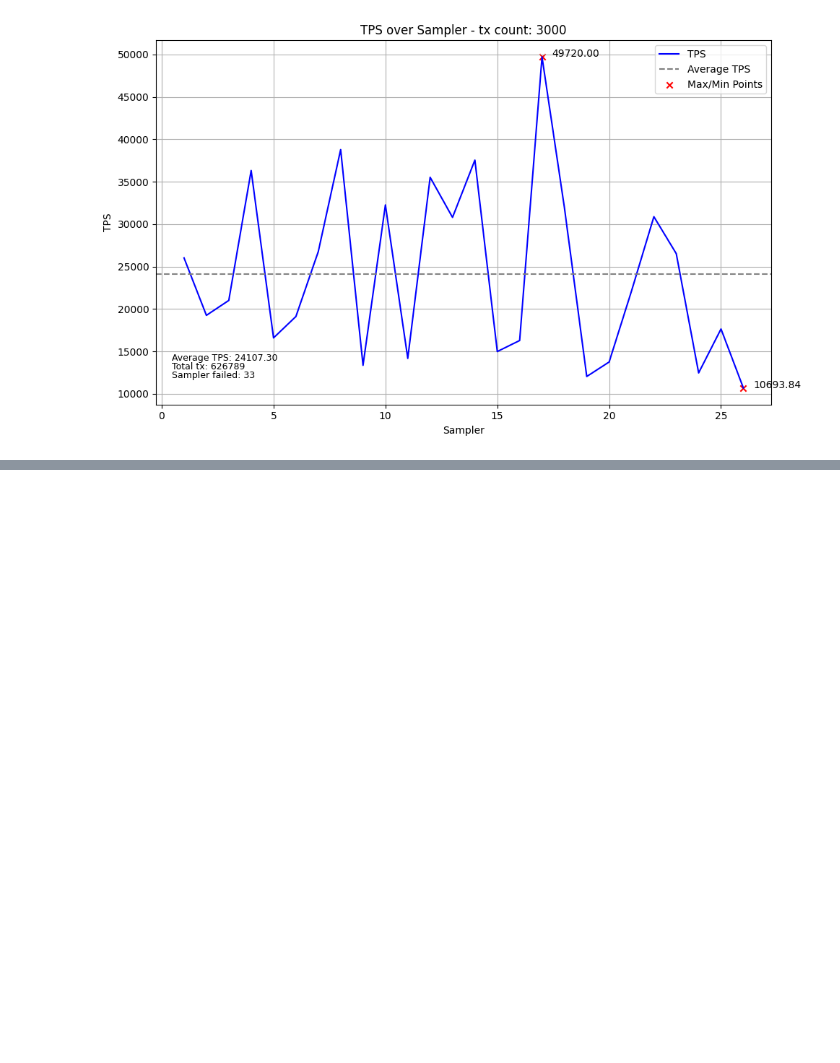
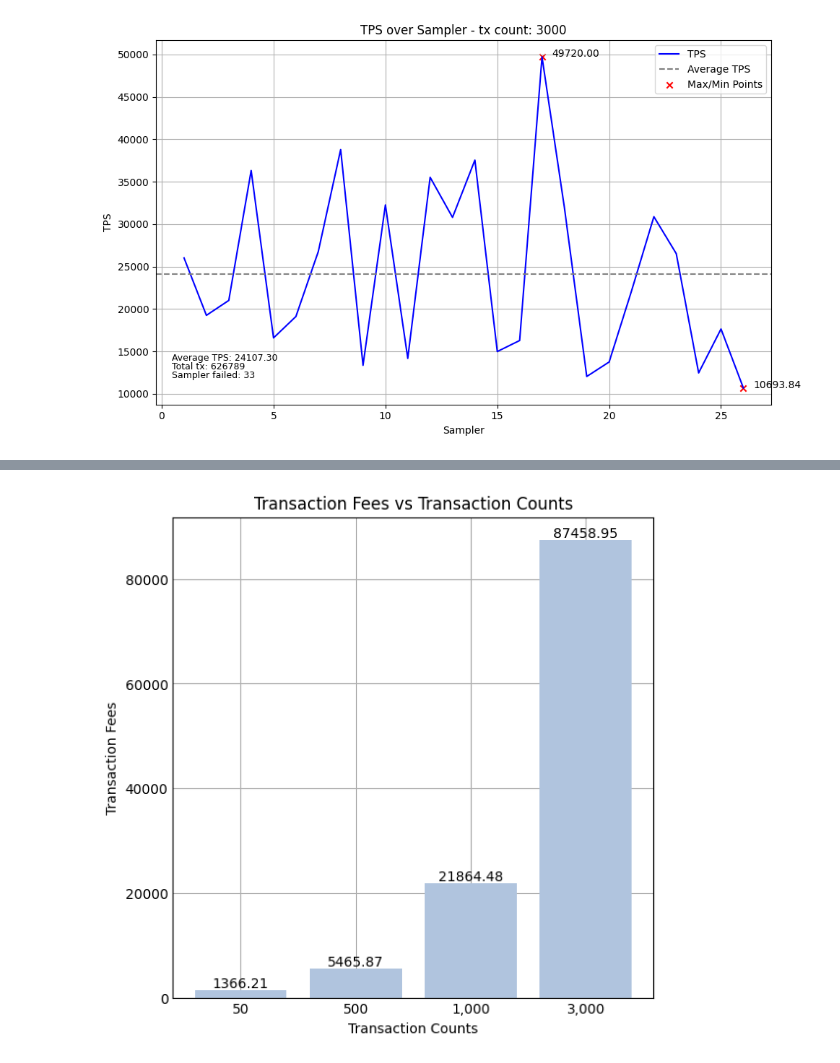
Before and after one commit to everything-is-me/BSM-6G-Test, a Jupyter notebook: backend/Scalability/get_tps.ipynb, the cells around one changed output, grey strips where cells are left out. Cells and saved outputs as stored; diff of their text form; code cells hidden in the pictures; blank space fills up the shorter version.

```diff
--- a/backend/Scalability/get_tps.ipynb
+++ b/backend/Scalability/get_tps.ipynb
@@ -244,0 +217,28 @@ Name: tps, dtype: float64
+# %%
+import matplotlib.pyplot as plt
+
+# Given data
+tx_labels = ["50", "500", "1,000", "3,000"]
+transaction_fees = [1366.21, 5465.87, 21864.48, 87458.95]
+
+# Create a bar plot
+plt.figure(figsize=(5, 5))
+bars = plt.bar(tx_labels, transaction_fees, color='lightsteelblue')
+
+# Add labels and title
+plt.xlabel("Transaction Counts")
+plt.ylabel("Transaction Fees")
+plt.title("Transaction Fees vs Transaction Counts")
+
+# Annotate the height of each bar
+for bar in bars:
+    yval = bar.get_height()
+    plt.text(bar.get_x() + bar.get_width()/2, yval, round(yval, 2), ha='center', va='bottom')
+
+# Save the plot before showing
+plt.savefig("files/tx_fees.png")
+
+# Show the plot
+plt.show()
+# %% [output]
+[figure, added]
```
Also changed, not shown: parts of 3 cells of this notebook, 4 other files.
